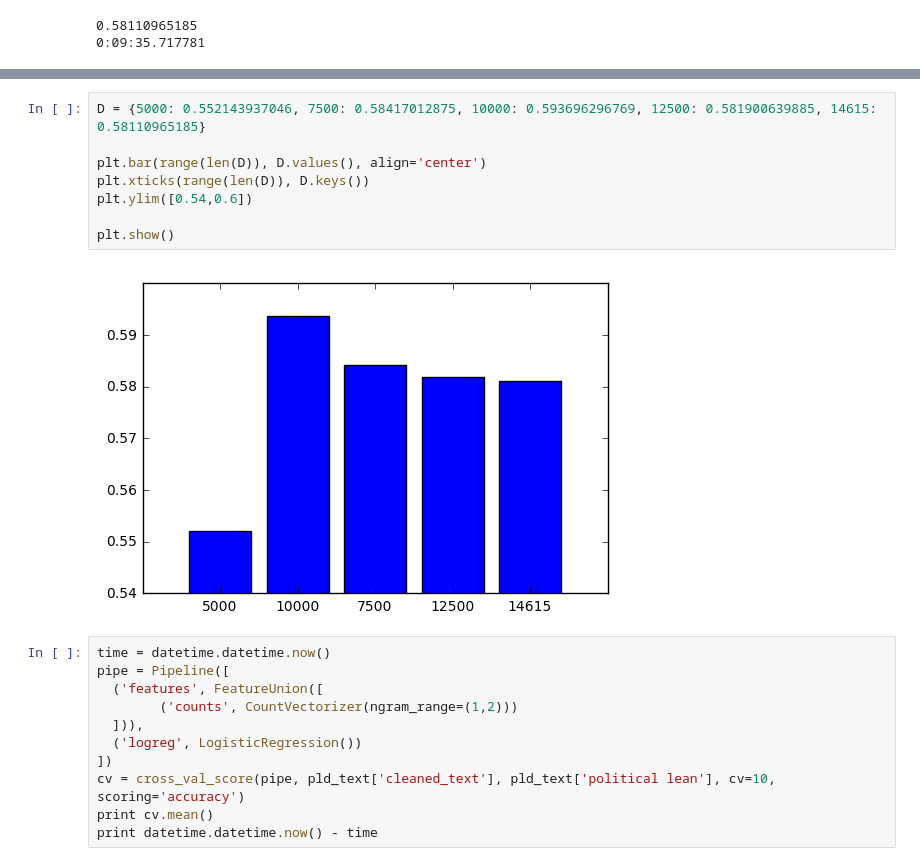
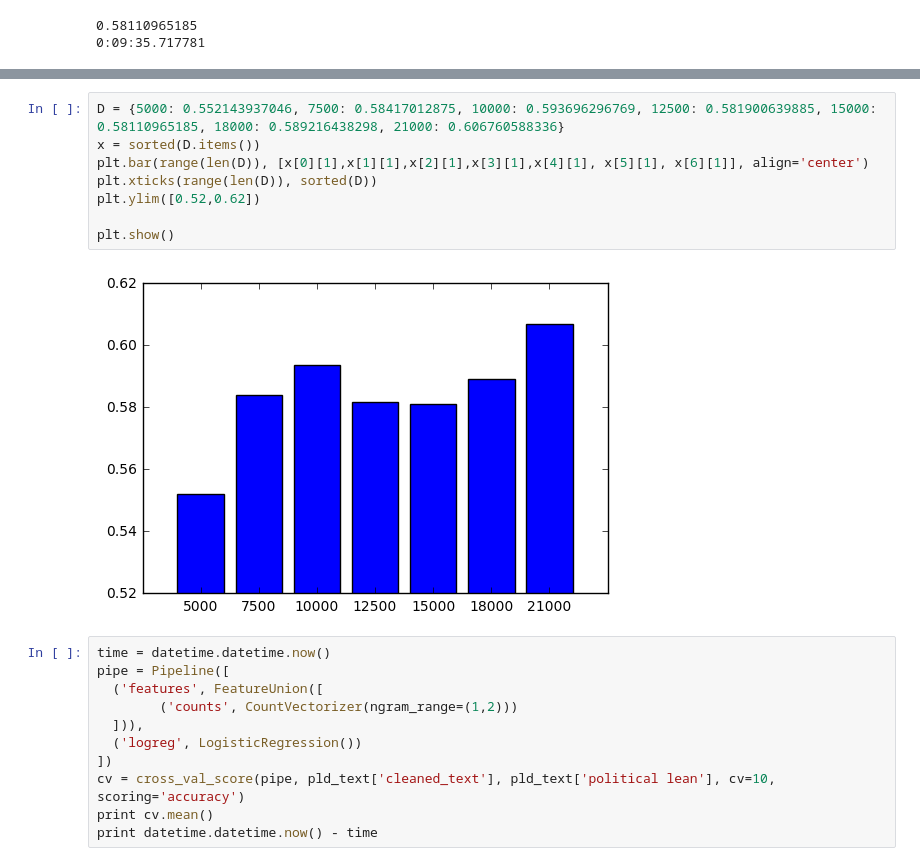
Before and after one commit to Stanleyyork/sfdat28-stevens, a Jupyter notebook: projects/political_lean/Exploration - Part 4.ipynb, the cells around one changed output, grey strips where cells are left out. Cells and saved outputs as stored; diff of their text form.

```diff
--- a/projects/political_lean/Exploration - Part 4.ipynb
+++ b/projects/political_lean/Exploration - Part 4.ipynb
@@ -118,13 +150,13 @@ print datetime.datetime.now() - time
 # %%
-D = {5000: 0.552143937046, 7500: 0.58417012875, 10000: 0.593696296769, 12500: 0.581900639885, 14615: 0.58110965185}
-
-plt.bar(range(len(D)), D.values(), align='center')
-plt.xticks(range(len(D)), D.keys())
-plt.ylim([0.54,0.6])
+D = {5000: 0.552143937046, 7500: 0.58417012875, 10000: 0.593696296769, 12500: 0.581900639885, 15000: 0.58110965185, 18000: 0.589216438298, 21000: 0.606760588336}
+x = sorted(D.items())
+plt.bar(range(len(D)), [x[0][1],x[1][1],x[2][1],x[3][1],x[4][1], x[5][1], x[6][1]], align='center')
+plt.xticks(range(len(D)), sorted(D))
+plt.ylim([0.52,0.62])
 
 plt.show()
 # %% [output]
-[figure, old version]
+[figure, new version]
 # %%
 time = datetime.datetime.now()
 pipe = Pipeline([
```
Also changed, not shown: parts of 6 cells of this notebook, 1 other file.
